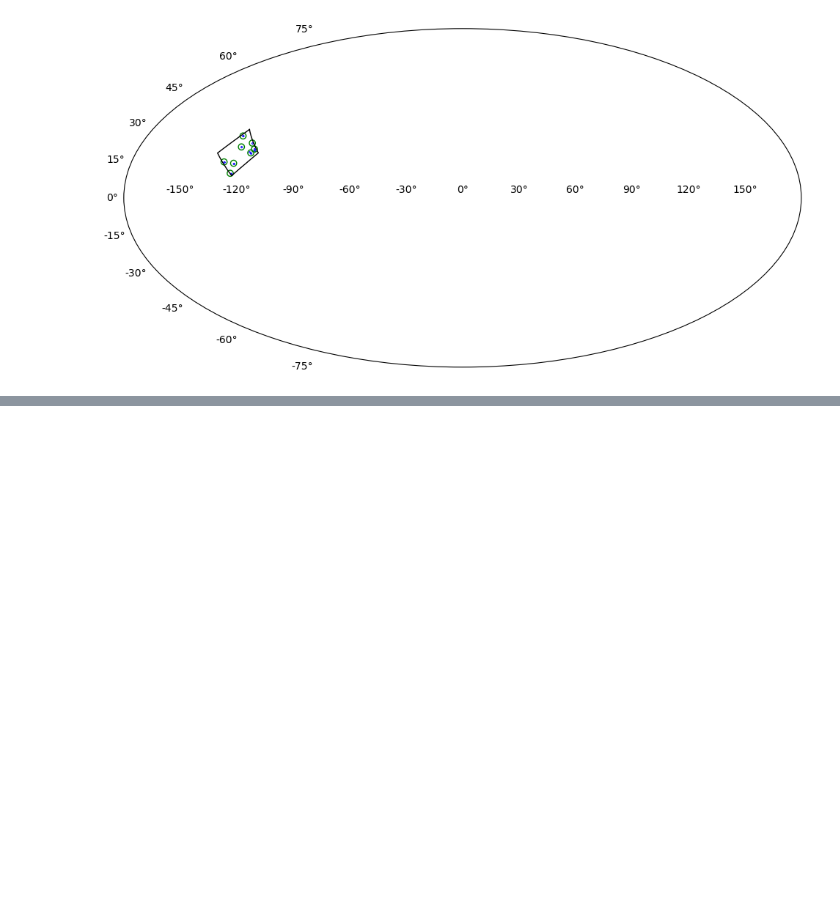
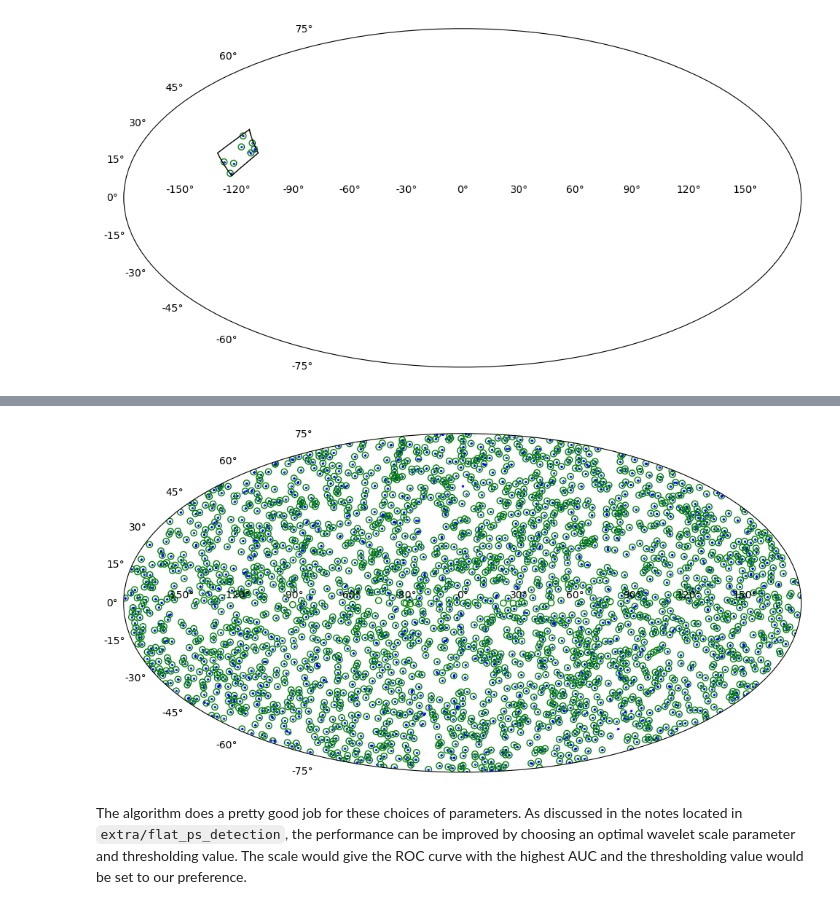
Before and after one commit to edwarddramirez/allsky-point-source-detection, a Jupyter notebook: notebooks/03_ps_detection_cwt_spherical_patch.ipynb, the cells around one changed output, grey strips where cells are left out. Cells and saved outputs as stored; diff of their text form; code cells hidden in the pictures; blank space fills up the shorter version.

```diff
--- a/notebooks/03_ps_detection_cwt_spherical_patch.ipynb
+++ b/notebooks/03_ps_detection_cwt_spherical_patch.ipynb
@@ -418,0 +420,24 @@ For more information, refer to `extra/allsky_search` directory and notes therein
+# %%
+r_ps_all = np.load('../data/ps_candidates.npy', allow_pickle = True)
+
+events_ps = np.load(map_dir + 'ps_map.npy', allow_pickle = True)
+l_events_ps = events_ps[:,0]
+b_events_ps = events_ps[:,1]
+
+phi_events_ps = l_events_ps.copy()
+phi_events_ps[phi_events_ps>np.pi] = phi_events_ps[phi_events_ps>np.pi]-2*np.pi
+
+lon_events_ps = phi_events_ps + np.pi
+lat_events_ps = b_events_ps
+# %%
+fig = plt.figure(1,figsize=(12,8))
+ax = fig.add_subplot(111, projection='mollweide')
+
+ax.scatter(lon_events_ps - np.pi, lat_events_ps, s = 0.001, c = 'blue')
+for n in range(192):
+    r_ps = r_ps_all[n]
+    ax.scatter(r_ps[:,0] - np.pi, r_ps[:,1], facecolors = 'none', edgecolors = 'g')
+# %% [output]
+[figure, added]
+# %% [markdown]
+The algorithm does a pretty good job for these choices of parameters. As discussed in the notes located in `extra/flat_ps_detection`, the performance can be improved by choosing an optimal wavelet scale parameter and thresholding value. The scale would give the ROC curve with the highest AUC and the thresholding value would be set to our preference.
```
Also changed, not shown: parts of 2 cells of this notebook, 1 other file.
